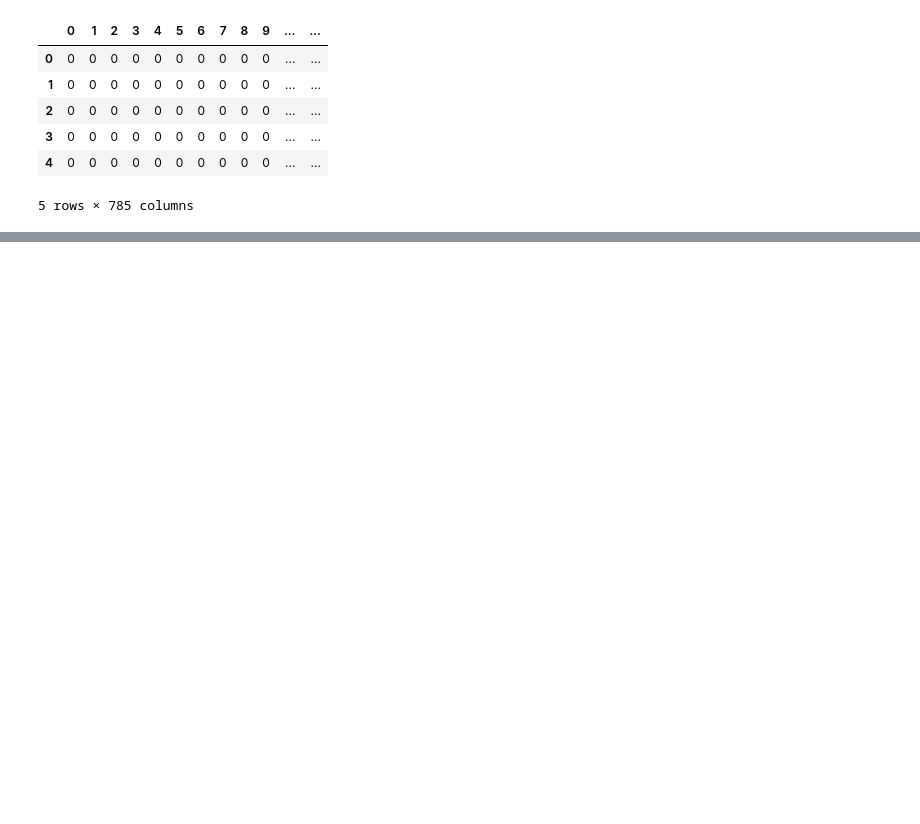
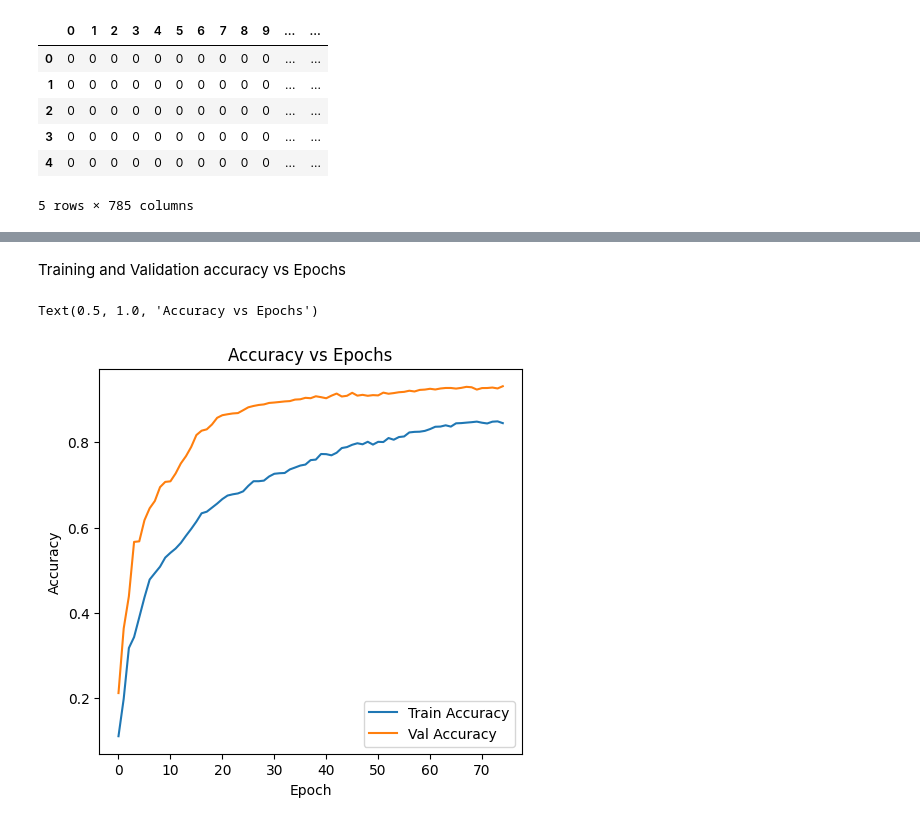
Before and after one commit to trivediadi/Neural-Network-from-Scratch-with-Numpy, a Jupyter notebook: MNIST from scratch.ipynb, the cells around one changed output, grey strips where cells are left out. Saved outputs shown, nothing was run; the diff lists cells and outputs as text; code cells hidden in the pictures; blank space fills up the shorter version.

```diff
--- a/MNIST from scratch.ipynb
+++ b/MNIST from scratch.ipynb
@@ -242,0 +346,14 @@ acc: 0.941, loss: 9.111
+# %% [markdown]
+Training and Validation accuracy vs Epochs
+# %%
+plt.figure(figsize=(12,5))
+plt.subplot(1,2,1)
+plt.plot(train_accuracies, label='Train Accuracy')
+plt.plot(val_accuracies, label='Val Accuracy')
+plt.xlabel('Epoch')
+plt.ylabel('Accuracy')
+plt.legend()
+plt.title('Accuracy vs Epochs')
+# %% [output]
+Text(0.5, 1.0, 'Accuracy vs Epochs')
+[figure, added]
```
Also changed, not shown: parts of 27 cells of this notebook, 3 other files.
